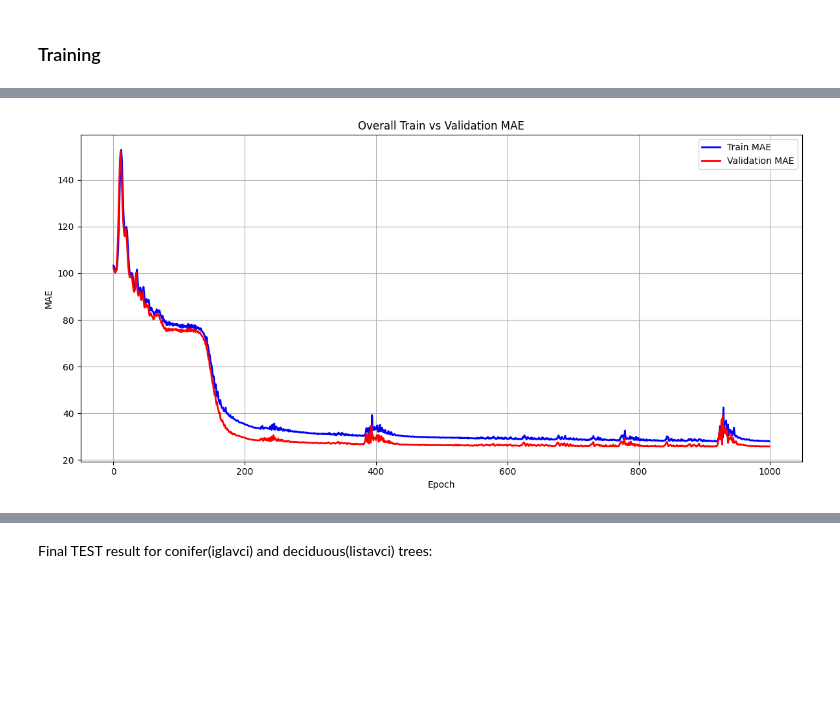
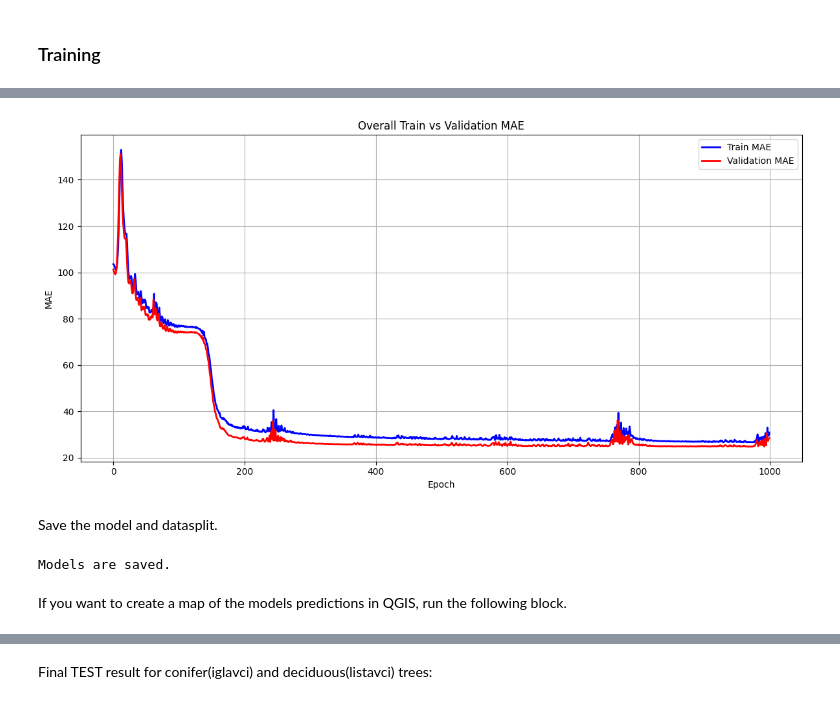
Before and after one commit to westarman/MLG-Project, a Jupyter notebook: models/graphSAGE/graphSAGE.ipynb, the cells around one changed output, grey strips where cells are left out. Saved outputs shown, nothing was run; the diff lists cells and outputs as text; code cells hidden in the pictures; blank space fills up the shorter version.

Commit message:
added prediction map export

```diff
--- a/models/graphSAGE/graphSAGE.ipynb
+++ b/models/graphSAGE/graphSAGE.ipynb
@@ -523,7 +523,7 @@ class Args:
     model_type = 'GraphSage'
     num_layers = 2 # k-hop neighborhood (k=2 seems to be the best...)
     hidden_dim = 256
-    dropout = 0.2
+    dropout = 0.1
 args = Args()
 
 target_dim  = data.y.size(1)
@@ -608,7 +608,7 @@ with torch.no_grad():
     test_mae = mae(y_pred_test, y_test)
     print(f"Test MAE: {test_mae:.2f}")
 
-# ===== Test bucket report =====
+# Printout
 def report_feature_buckets(true, pred, feature, name):
 
     q20 = torch.quantile(feature, 0.2)
@@ -686 +686,21 @@ Test MAE: 25.28
-[figure, old version]
+[figure, new version]
+# %% [markdown]
+Save the model and datasplit.
+# %%
+MODEL_PT = "best_model.pt"
+SPLIT_PT = "data_split.pt"
+OUT_GPKG = "forest_predictions.gpkg"
+CRS = "EPSG:3794"  # Slovenia D96/TM
+
+torch.save(best_model.state_dict(), MODEL_PT)
+torch.save(
+    {"train_idx": train_idx, "val_idx": val_idx, "test_idx": test_idx},
+    SPLIT_PT
+)
+nodes_with_region[["id"]].to_csv("node_index_map.csv", index=False)
+
+print("Models are saved.")
+# %% [output]
+Models are saved.
+# %% [markdown]
+If you want to create a map of the models predictions in QGIS, run the following block.
```
Also changed, not shown: parts of 2 cells of this notebook, 5 other files.
